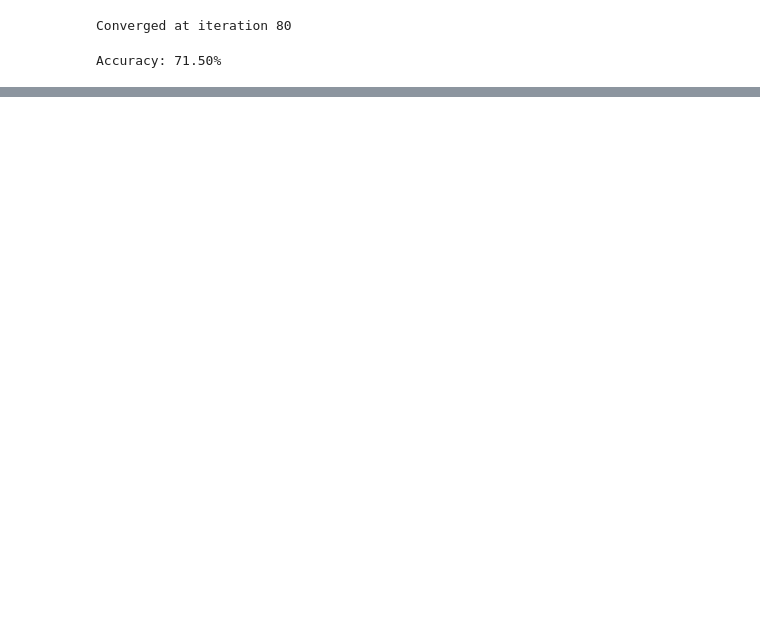
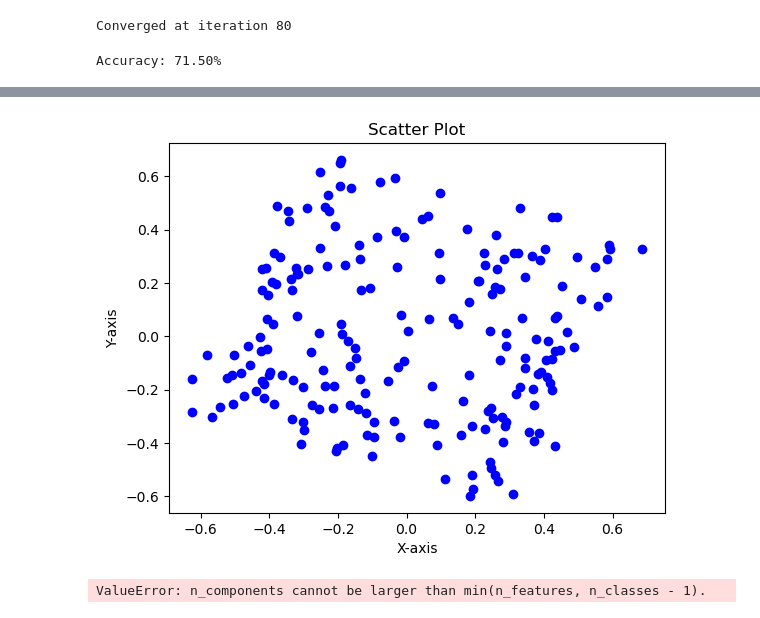
Before and after one commit to Mohit-Marfatia/ML-Lab, a Jupyter notebook: Untitled.ipynb, the cells around one changed output, grey strips where cells are left out. Drawn from its saved outputs; the diff is of its cells as text; code cells hidden in the pictures; blank space fills up the shorter version.

```diff
--- a/Untitled.ipynb
+++ b/Untitled.ipynb
@@ -162,0 +233,58 @@ Accuracy: 71.50%
+# %%
+import numpy as np
+import pandas as pd
+import matplotlib.pyplot as plt
+from sklearn.decomposition import PCA
+from sklearn.preprocessing import StandardScaler
+
+# Load the data
+data = pd.read_csv('datasets/moonDataset.csv')
+df_normalized = (data - data.min()) / (data.max() - data.min())
+
+data= df_normalized
+
+X = data[['X1', 'X2', 'X3']].values
+y = data['label'].values
+# Perform PCA
+pca = PCA(n_components=2)
+data_pca = pca.fit_transform(X,y)
+
+# Extracting x and y coordinates
+x = data_pca[:, 0]
+y = data_pca[:, 1]
+
+# Creating a scatter plot
+plt.scatter(x, y, color='blue', marker='o')
+
+# Adding labels and title
+plt.xlabel('X-axis')
+plt.ylabel('Y-axis')
+plt.title('Scatter Plot')
+
+# Displaying the plot
+plt.show()
+# %% [output]
+[figure, added]
+# %%
+import numpy as np
+import matplotlib.pyplot as plt
+from sklearn.discriminant_analysis import LinearDiscriminantAnalysis as LDA
+# from sklearn.datasets import load_iris
+
+# Load dataset (example: Iris dataset)
+data = pd.read_csv('datasets/moonDataset.csv')
+X = data[['X1', 'X2', 'X3']].values
+y = data['label'].values
+
+# Apply LDA to reduce the data to 2 components, considering the target labels
+lda = LDA(n_components=2)
+X_lda = lda.fit_transform(X, y)
+
+# Plot the LDA result
+plt.scatter(X_lda[:, 0], X_lda[:, 1], c=y, cmap='viridis', marker='o')
+plt.title("LDA on Iris Dataset")
+plt.xlabel("Component 1")
+plt.ylabel("Component 2")
+plt.show()
+# %% [output]
+ValueError: n_components cannot be larger than min(n_features, n_classes - 1).
```
Also changed, not shown: parts of 12 cells of this notebook, 12 other files.
